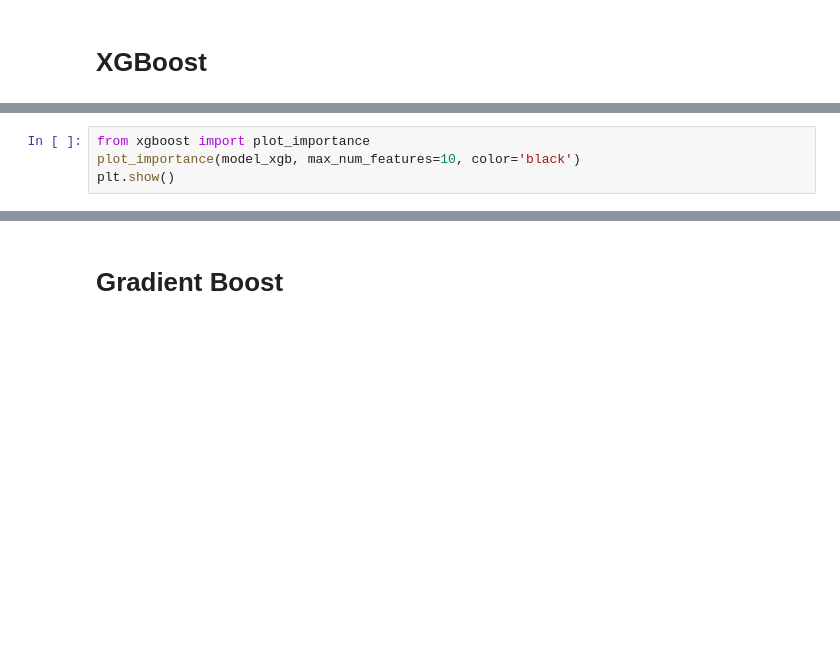
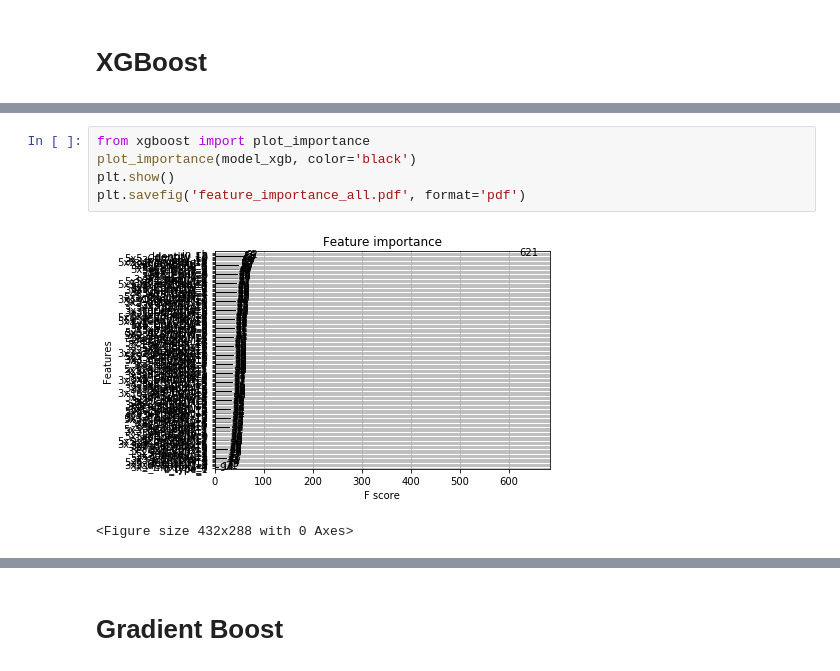
Before and after one commit to meowpunch/LENNA, a Jupyter notebook: NASR/train_mixed_wo_gs.ipynb, the cells around one changed output, grey strips where cells are left out. Drawn from its saved outputs; the diff is of its cells as text; blank space fills up the shorter version.

```diff
--- a/NASR/train_mixed_wo_gs.ipynb
+++ b/NASR/train_mixed_wo_gs.ipynb
@@ -217,4 +284,8 @@ plt.show()
 # %%
 from xgboost import plot_importance
-plot_importance(model_xgb, max_num_features=10, color='black')
+plot_importance(model_xgb, color='black')
 plt.show()
+plt.savefig('feature_importance_all.pdf', format='pdf')
+# %% [output]
+[figure, added]
+<Figure size 432x288 with 0 Axes>
```
Also changed, not shown: parts of 27 cells of this notebook, 17 other files.
